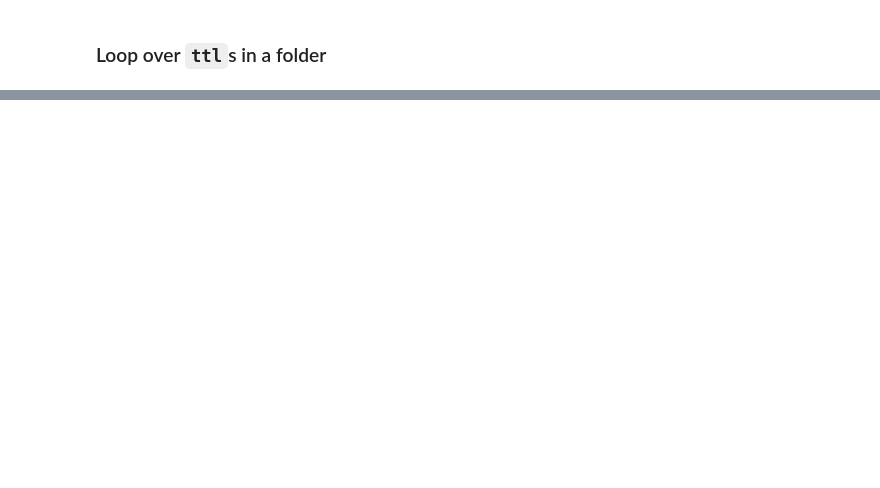
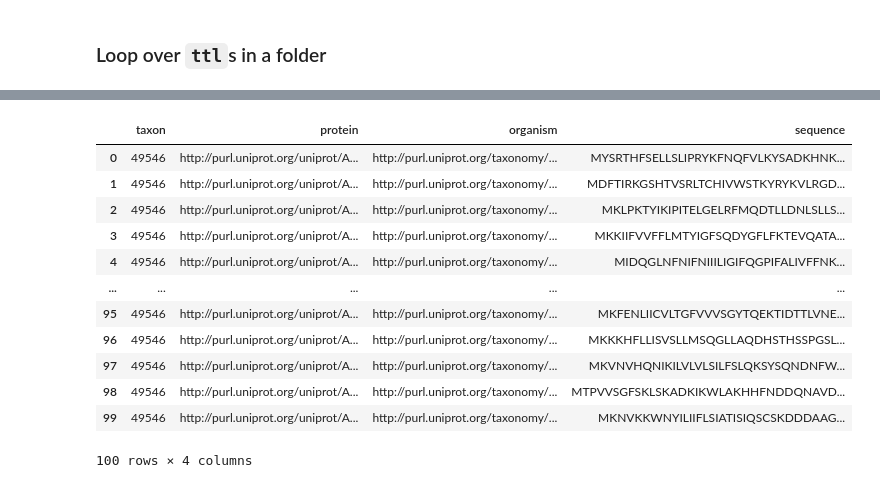
Before and after one commit to emo-bon/momics-demos, a Jupyter notebook: wfs_extra/01_fuseki_create_sparql_endpoint.ipynb, the cells around one changed output, grey strips where cells are left out. Drawn from its saved outputs; the diff is of its cells as text; code cells hidden in the pictures; blank space fills up the shorter version.

```diff
--- a/wfs_extra/01_fuseki_create_sparql_endpoint.ipynb
+++ b/wfs_extra/01_fuseki_create_sparql_endpoint.ipynb
@@ -444,0 +499,39 @@ print(df)
+# %%
+tax_id = df.loc[0, "ncbi"]
+q = f"""
+PREFIX rdf: <http://www.w3.org/1999/02/22-rdf-syntax-ns#>
+PREFIX rdfs: <http://www.w3.org/2000/01/rdf-schema#>
+PREFIX taxon: <http://purl.uniprot.org/taxonomy/>
+PREFIX up: <http://purl.uniprot.org/core/>
+
+SELECT ?taxon ?protein ?organism ?sequence
+WHERE {{
+    ?protein a up:Protein ;
+             up:organism ?organism ;
+             up:sequence ?seqNode .
+    ?seqNode rdf:value ?sequence .
+
+    # Only proteins under taxon
+    ?organism rdfs:subClassOf taxon:{tax_id} .
+    BIND({tax_id} AS ?taxon)
+}}
+LIMIT 100
+"""
+
+r = requests.get("https://sparql.uniprot.org/sparql", params={"query": q}, headers={"Accept": "application/sparql-results+json"})
+df_prot = sparql_json_to_df(r.json())
+df_prot
+# %% [output]
+|  | taxon | protein | organism | sequence |
+| 0 | 49546 | http://purl.uniprot.org/uniprot/A... | http://purl.uniprot.org/taxonomy/... | MYSRTHFSELLSLIPRYKFNQFVLKYSADKHNK... |
+| 1 | 49546 | http://purl.uniprot.org/uniprot/A... | http://purl.uniprot.org/taxonomy/... | MDFTIRKGSHTVSRLTCHIVWSTKYRYKVLRGD... |
+| 2 | 49546 | http://purl.uniprot.org/uniprot/A... | http://purl.uniprot.org/taxonomy/... | MKLPKTYIKIPITELGELRFMQDTLLDNLSLLS... |
+| 3 | 49546 | http://purl.uniprot.org/uniprot/A... | http://purl.uniprot.org/taxonomy/... | MKKIIFVVFFLMTYIGFSQDYGFLFKTEVQATA... |
+| 4 | 49546 | http://purl.uniprot.org/uniprot/A... | http://purl.uniprot.org/taxonomy/... | MIDQGLNFNIFNIIILIGIFQGPIFALIVFFNK... |
+| ... | ... | ... | ... | ... |
+| 95 | 49546 | http://purl.uniprot.org/uniprot/A... | http://purl.uniprot.org/taxonomy/... | MKFENLIICVLTGFVVVSGYTQEKTIDTTLVNE... |
+| 96 | 49546 | http://purl.uniprot.org/uniprot/A... | http://purl.uniprot.org/taxonomy/... | MKKKHFLLISVSLLMSQGLLAQDHSTHSSPGSL... |
+| 97 | 49546 | http://purl.uniprot.org/uniprot/A... | http://purl.uniprot.org/taxonomy/... | MKVNVHQNIKILVLVLSILFSLQKSYSQNDNFW... |
+| 98 | 49546 | http://purl.uniprot.org/uniprot/A... | http://purl.uniprot.org/taxonomy/... | MTPVVSGFSKLSKADKIKWLAKHHFNDDQNAVD... |
+| 99 | 49546 | http://purl.uniprot.org/uniprot/A... | http://purl.uniprot.org/taxonomy/... | MKNVKKWNYILIIFLSIATISIQSCSKDDDAAG... |
+100 rows × 4 columns
```
Also changed, not shown: parts of 49 cells of this notebook, 1 other file.
